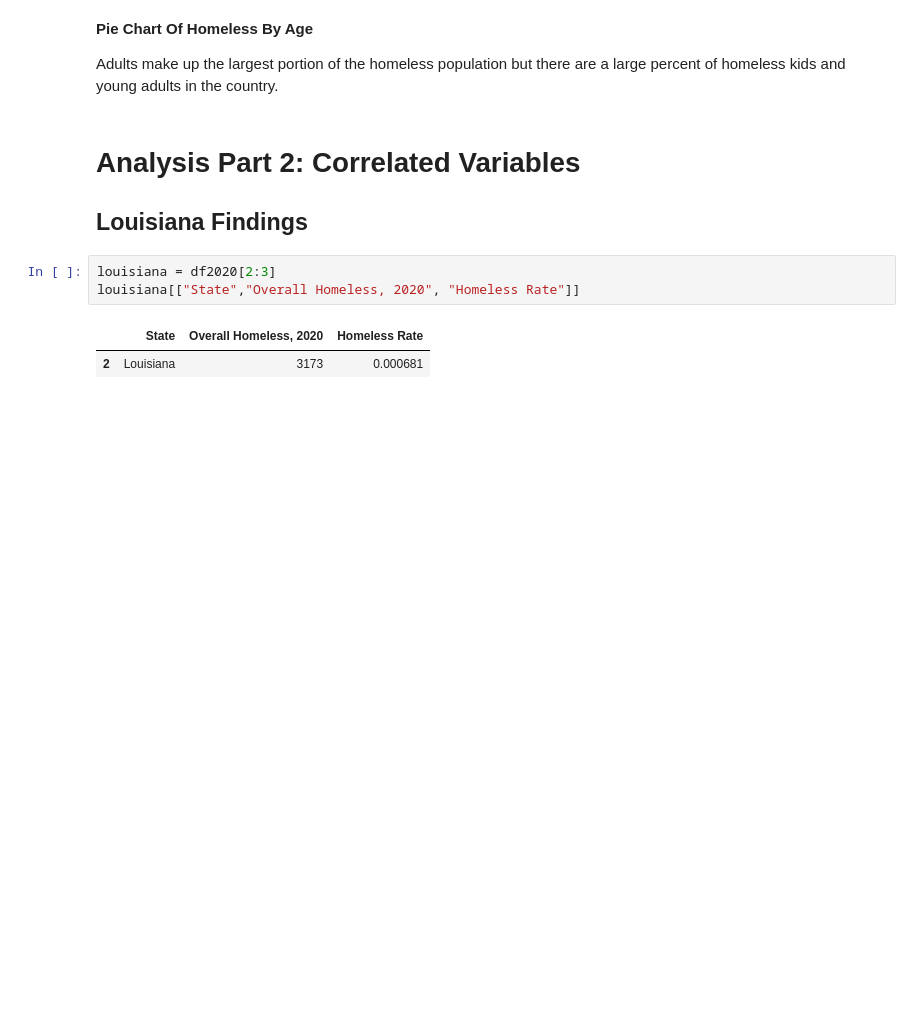
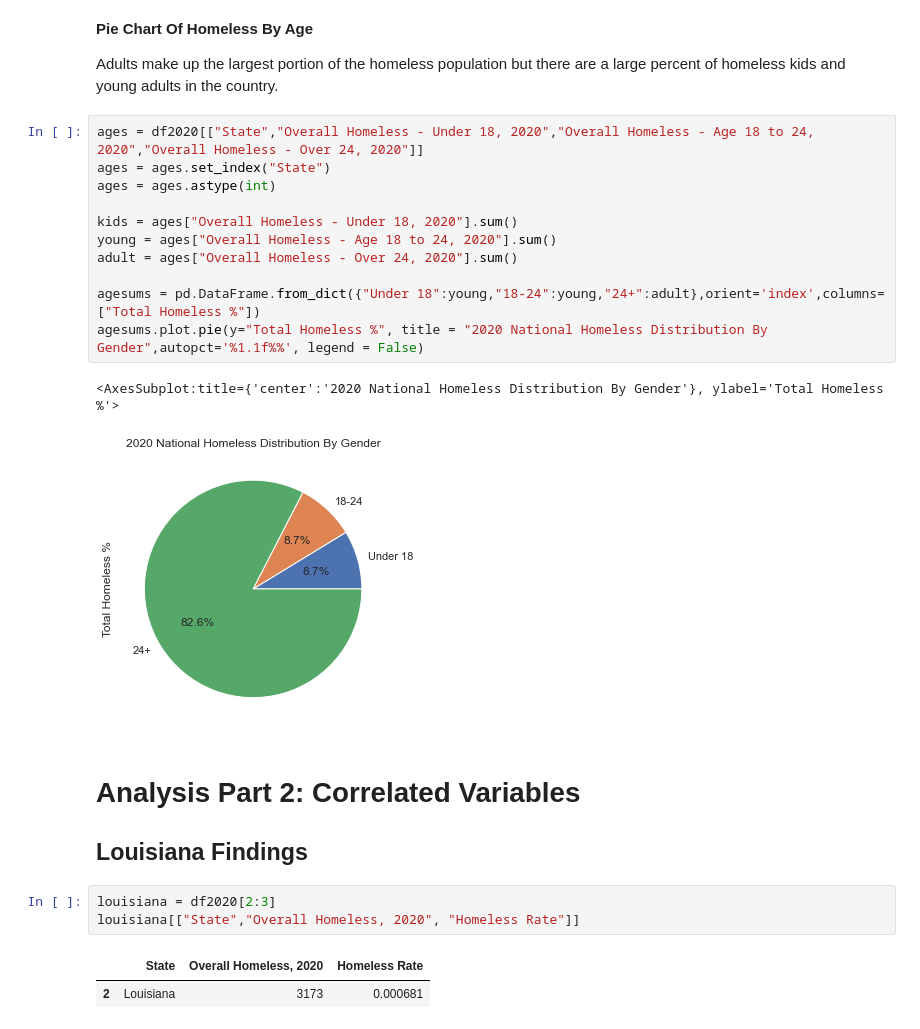
Before and after one commit to chloeu99/chloeu99.github.io, a Jupyter notebook: Final Tutorial.ipynb, the cells around one changed output. Cells and saved outputs as stored; diff of their text form; blank space fills up the shorter version.

```diff
--- a/Final Tutorial.ipynb
+++ b/Final Tutorial.ipynb
@@ -420,6 +443,20 @@ gendersums.plot.bar(xlabel= "Gender", ylabel = "Homeless Count", title = "2021 N
 **Pie Chart Of Homeless By Age**
 
 Adults make up the largest portion of the homeless population but there are a large percent of homeless kids and young adults in the country.
+# %%
+ages = df2020[["State","Overall Homeless - Under 18, 2020","Overall Homeless - Age 18 to 24, 2020","Overall Homeless - Over 24, 2020"]]
+ages = ages.set_index("State")
+ages = ages.astype(int)
+
+kids = ages["Overall Homeless - Under 18, 2020"].sum()
+young = ages["Overall Homeless - Age 18 to 24, 2020"].sum()
+adult = ages["Overall Homeless - Over 24, 2020"].sum()
+
+agesums = pd.DataFrame.from_dict({"Under 18":young,"18-24":young,"24+":adult},orient='index',columns=["Total Homeless %"])
+agesums.plot.pie(y="Total Homeless %", title = "2020 National Homeless Distribution By Gender",autopct='%1.1f%%', legend = False)
+# %% [output]
+<AxesSubplot:title={'center':'2020 National Homeless Distribution By Gender'}, ylabel='Total Homeless %'>
+[figure, added]
 # %% [markdown]
 # Analysis Part 2: Correlated Variables
 ## Louisiana Findings
```
Also changed, not shown: parts of 17 cells of this notebook, 2 other files.
